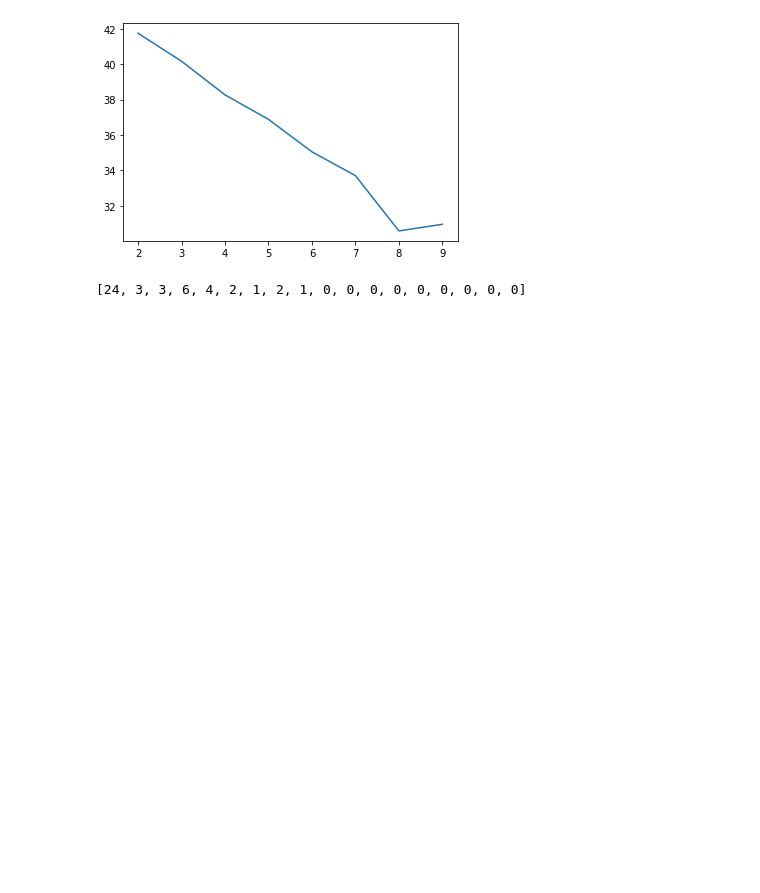
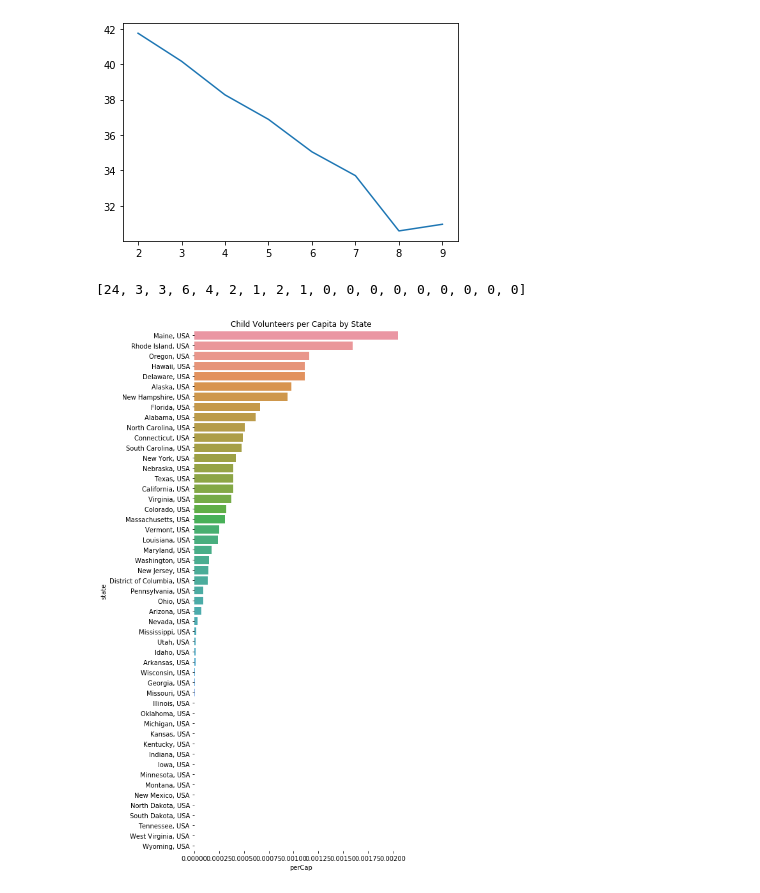
Before and after one commit to privat33r/dc20075-ocean, a Jupyter notebook: ocean-cleanup-new.ipynb, the cells around one changed output. Cells and saved outputs as stored; diff of their text form; code cells hidden in the pictures; blank space fills up the shorter version.

```diff
--- a/ocean-cleanup-new.ipynb
+++ b/ocean-cleanup-new.ipynb
@@ -336,3 +336,33 @@ for cluster in range(18):
 clustersize
 # %% [output]
 [24, 3, 3, 6, 4, 2, 1, 2, 1, 0, 0, 0, 0, 0, 0, 0, 0, 0]
+# %%
+pop = pd.read_csv('pop_est_2019.tsv',sep='\t')
+pop = pop.to_numpy()
+# %%
+perCap = []
+for i in range(0,len(children)):
+    perCap.append(int(children[i])/int(pop[i][1]))
+
+# plt.figure(figsize=(8, 16))
+# plt.title('Volunteers per Capita by State')
+# plt.barh(k,perCap)
+
+pcDict = {'state':states,'perCap':perCap}
+
+tups = zip(states,perCap)
+order = []
+for s,p in sorted(tups,key=lambda x:x[1],reverse=True):
+    order.append(s)
+
+df = pd.DataFrame(pcDict,columns=['state','perCap'])
+# df.sort_values('perCap').reset_index(drop=True)
+
+f, ax = plt.subplots(figsize=(6, 15))
+
+ax = sns.barplot(x='perCap',y='state',data=df,order=order)
+ax.set_xlabel('perCap')
+ax.set(title='Child Volunteers per Capita by State')
+sns.despine(left=True, bottom=True)
+# %% [output]
+[figure, added]
```
Also changed, not shown: parts of 6 cells of this notebook, 2 other files.
